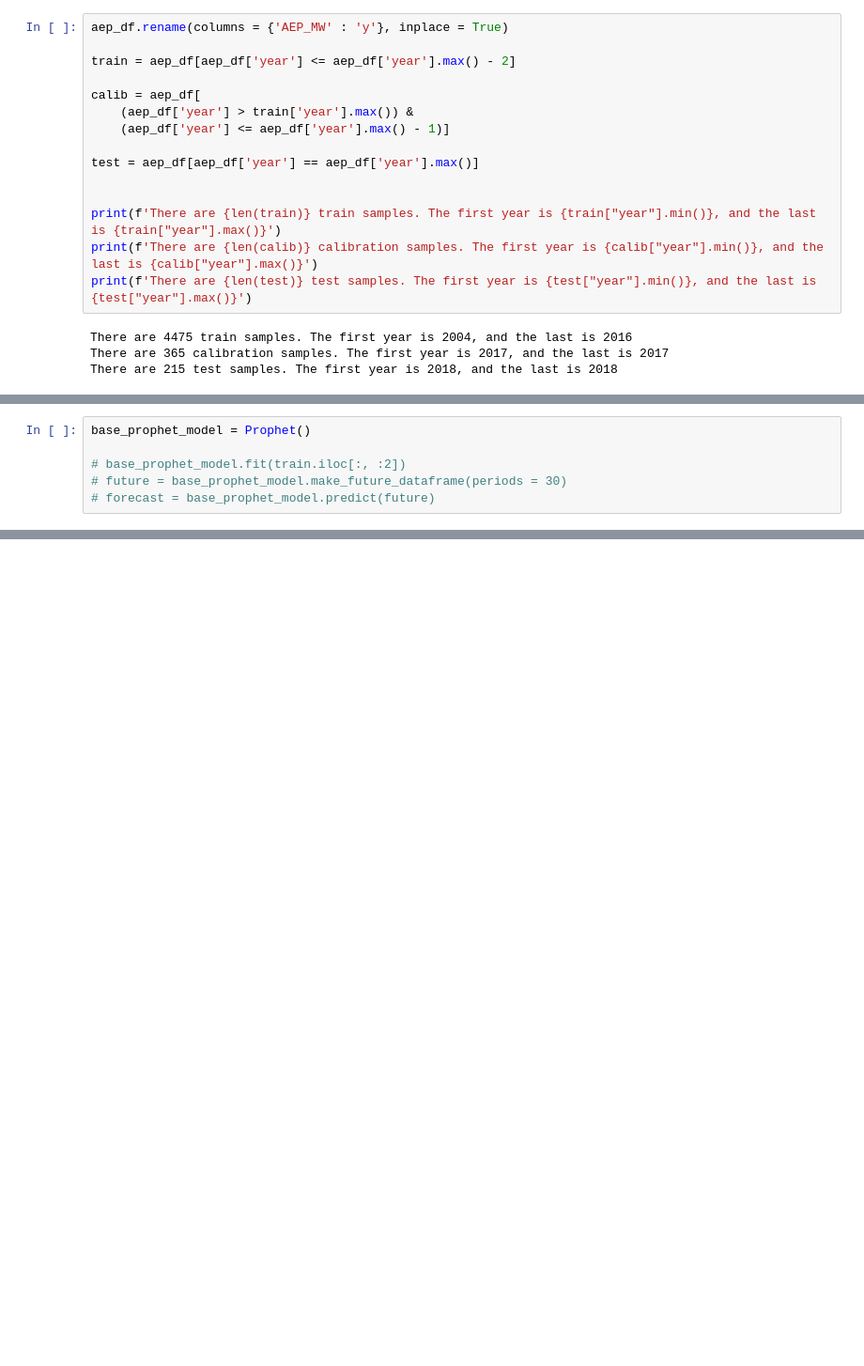
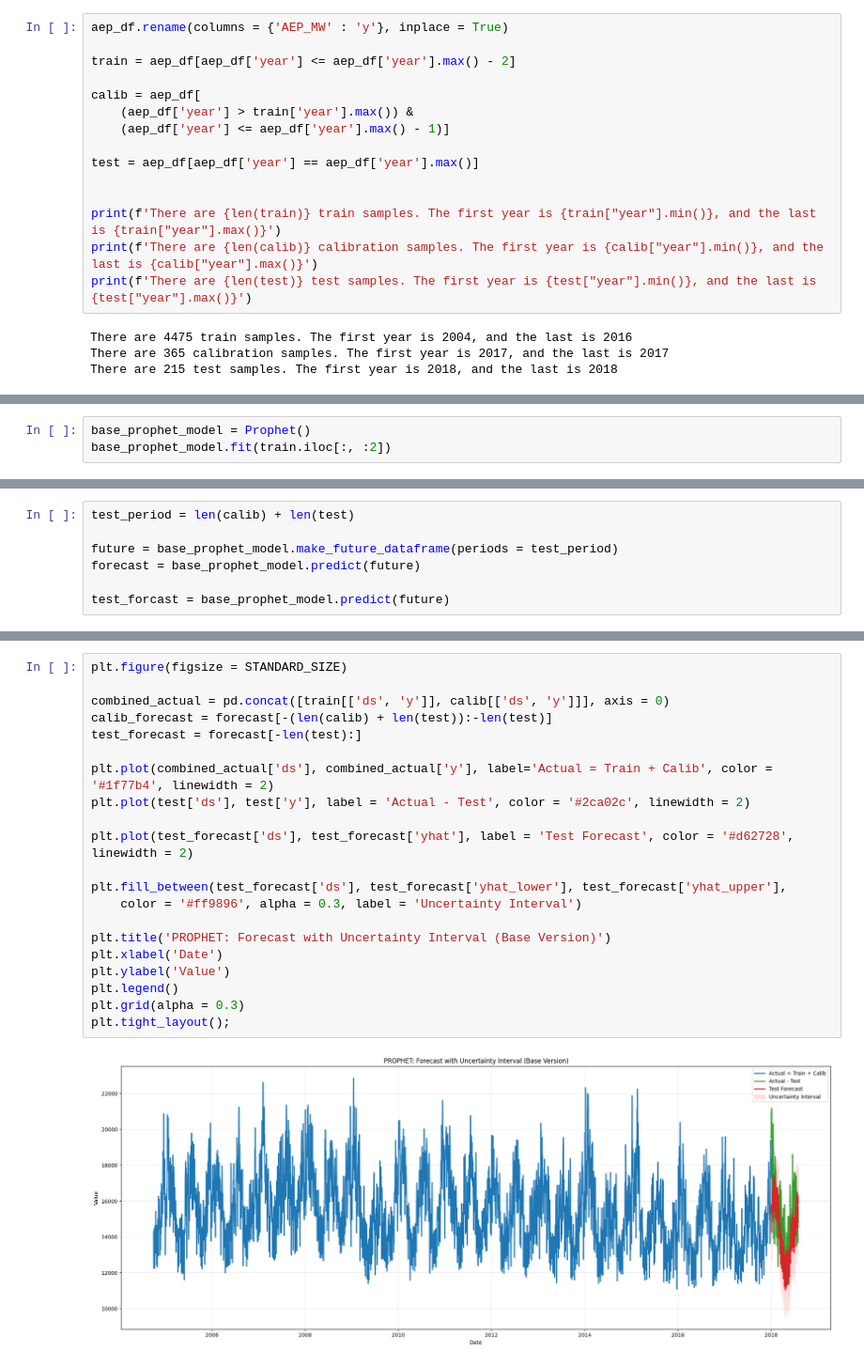
Before and after one commit to munas-git/US-Energy-Consumption-Forecasting-Prophet-NeuralProphet, a Jupyter notebook: analysis.ipynb, the cells around one changed output, grey strips where cells are left out. Shown at 94% size. Drawn from its saved outputs; the diff is of its cells as text; blank space fills up the shorter version.

Commit message:
Base Prophet Model Training Complete.

```diff
--- a/analysis.ipynb
+++ b/analysis.ipynb
@@ -312,6 +328,3 @@ There are 215 test samples. The first year is 2018, and the last is 2018
 # %%
 base_prophet_model = Prophet()
-
-# base_prophet_model.fit(train.iloc[:, :2])
-# future = base_prophet_model.make_future_dataframe(periods = 30)
-# forecast = base_prophet_model.predict(future)
+base_prophet_model.fit(train.iloc[:, :2])
@@ -321,0 +335,7 @@ base_prophet_model = Prophet()
+# %%
+test_period = len(calib) + len(test)
+
+future = base_prophet_model.make_future_dataframe(periods = test_period)
+forecast = base_prophet_model.predict(future)
+
+test_forcast = base_prophet_model.predict(future)
@@ -321,0 +351,23 @@ base_prophet_model = Prophet()
+# %%
+plt.figure(figsize = STANDARD_SIZE)
+
+combined_actual = pd.concat([train[['ds', 'y']], calib[['ds', 'y']]], axis = 0)
+calib_forecast = forecast[-(len(calib) + len(test)):-len(test)]
+test_forecast = forecast[-len(test):]
+
+plt.plot(combined_actual['ds'], combined_actual['y'], label='Actual = Train + Calib', color = '#1f77b4', linewidth = 2)
+plt.plot(test['ds'], test['y'], label = 'Actual - Test', color = '#2ca02c', linewidth = 2)
+
+plt.plot(test_forecast['ds'], test_forecast['yhat'], label = 'Test Forecast', color = '#d62728', linewidth = 2)
+
+plt.fill_between(test_forecast['ds'], test_forecast['yhat_lower'], test_forecast['yhat_upper'],
+    color = '#ff9896', alpha = 0.3, label = 'Uncertainty Interval')
+
+plt.title('PROPHET: Forecast with Uncertainty Interval (Base Version)')
+plt.xlabel('Date')
+plt.ylabel('Value')
+plt.legend()
+plt.grid(alpha = 0.3)
+plt.tight_layout();
+# %% [output]
+[figure, added]
```
Also changed, not shown: parts of 19 cells of this notebook.
